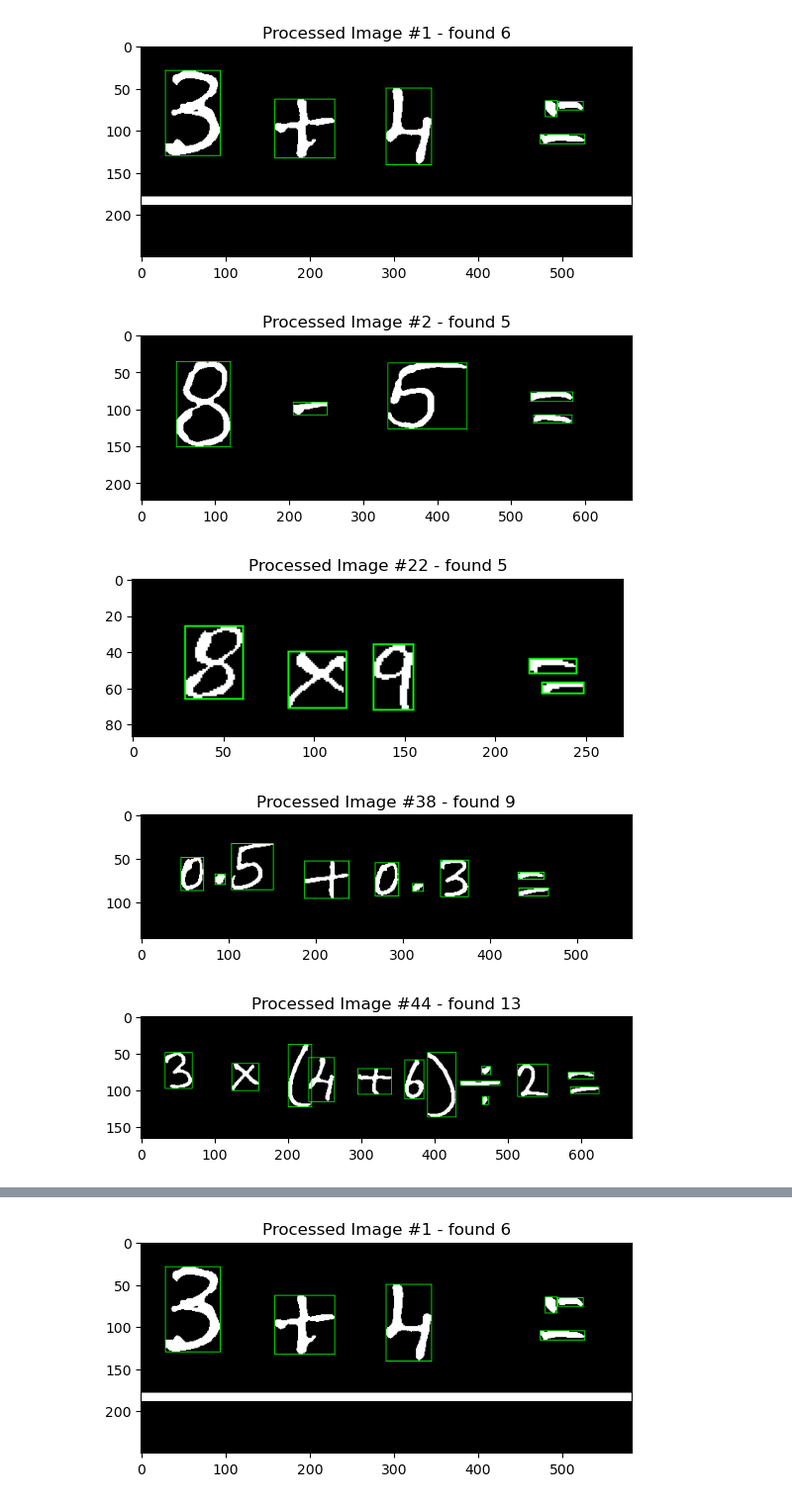
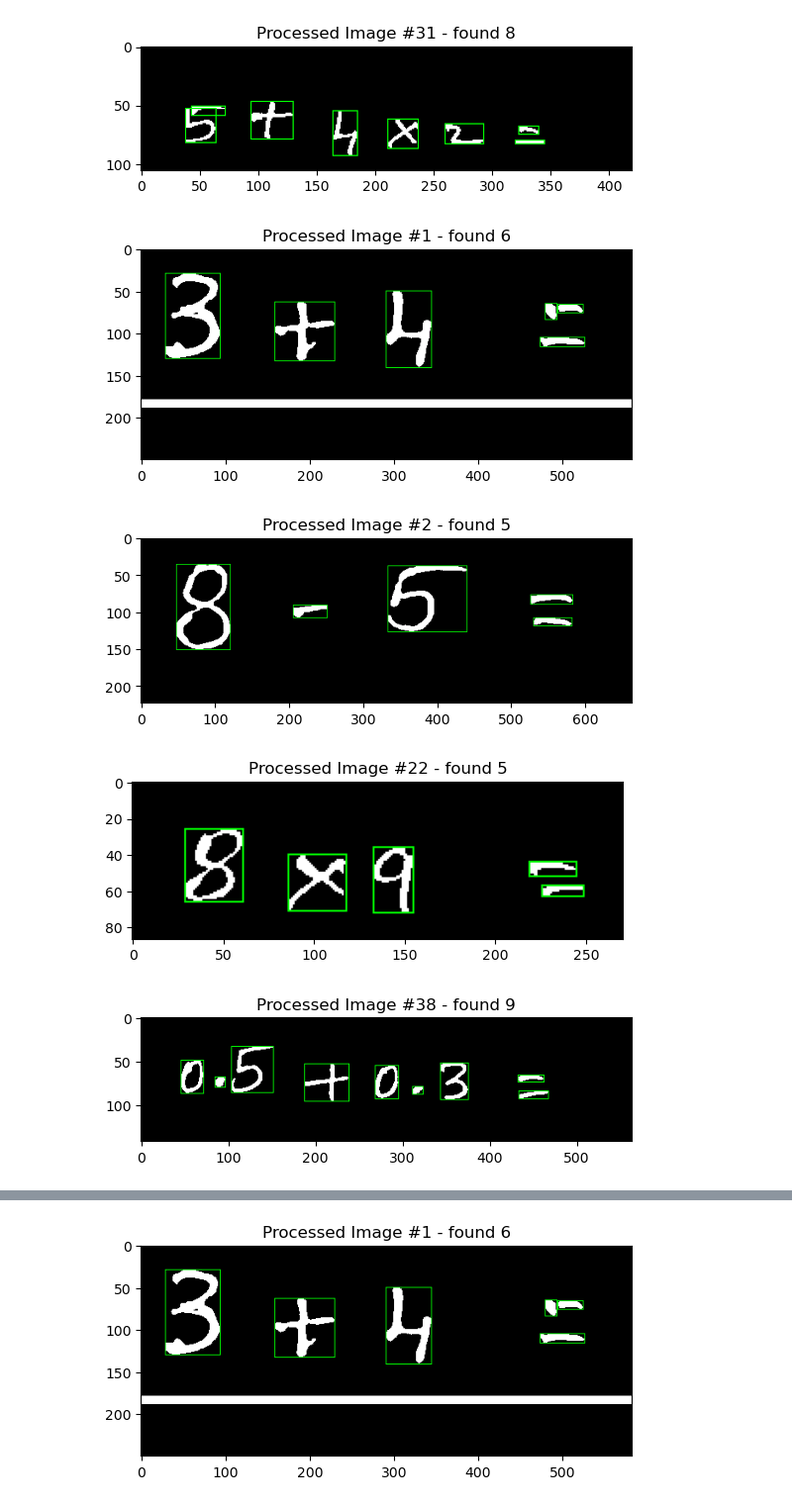
Before and after one commit to Downquark7/MISS, a Jupyter notebook: PreprocessingImages.ipynb, the cells around one changed output, grey strips where cells are left out. Shown at 99% size. Drawn from its saved outputs; the diff is of its cells as text; code cells hidden in the pictures.

Commit message:
add in license and source of dataset fix detection of smaller lines

```diff
--- a/PreprocessingImages.ipynb
+++ b/PreprocessingImages.ipynb
@@ -32,7 +32,7 @@ def process_image(image_path):
     # new_image = np.shape(image)
     for c in contours:
         x, y, w, h = cv2.boundingRect(c)
-        if w > 3 and h > 3 and w < 200 and (h < 150 or w > 30):
+        if w > 3 and h > 2 and w < 200 and (h < 150 or w > 30):
             cv2.rectangle(image, (x, y), (x + w, y + h), (0, 255, 0), 1)
             numbers += 1
     image_key = int(re.search(r'(\d+)', image_path).group(1))
@@ -40,16 +40,17 @@ def process_image(image_path):
     plt.title(f"Processed Image #{image_key} - found {numbers}")
     plt.show()
 # %%
+process_image("/kaggle/input/handwritten-math-expressions-dataset/Handwritten_equations_images/31.png")
 process_image("/kaggle/input/handwritten-math-expressions-dataset/Handwritten_equations_images/1.png")
 process_image("/kaggle/input/handwritten-math-expressions-dataset/Handwritten_equations_images/2.png")
 process_image("/kaggle/input/handwritten-math-expressions-dataset/Handwritten_equations_images/22.png")
 process_image("/kaggle/input/handwritten-math-expressions-dataset/Handwritten_equations_images/38.png")
 process_image("/kaggle/input/handwritten-math-expressions-dataset/Handwritten_equations_images/44.png")
 process_image("/kaggle/input/handwritten-math-expressions-dataset/Handwritten_equations_images/60.png")
 process_image("/kaggle/input/handwritten-math-expressions-dataset/Handwritten_equations_images/20.png")
 # %% [output]
-[figure, old version]
+[figure, new version]
-[figure, old version]
+[figure, new version]
-[figure, old version]
+[figure, new version]
-[figure, old version]
+[figure, new version]
-[figure, old version]
+[figure, new version]
```
Also changed, not shown: parts of 1 cell of this notebook, 1 other file.
